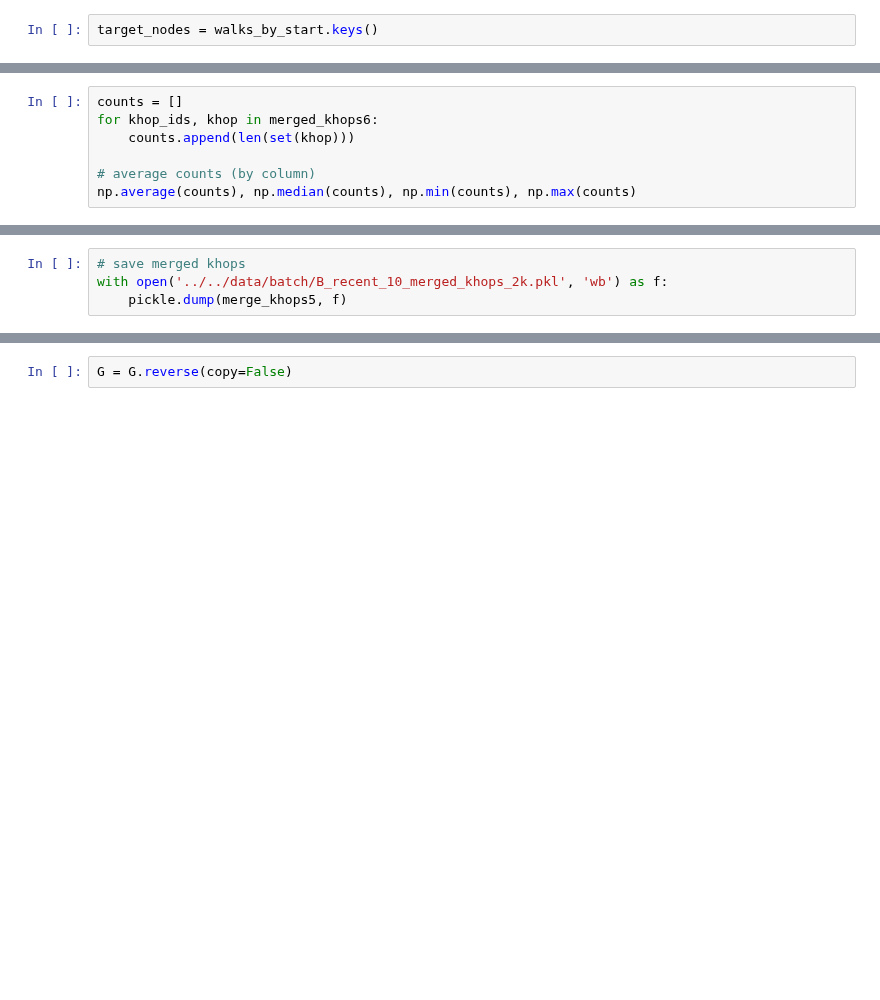
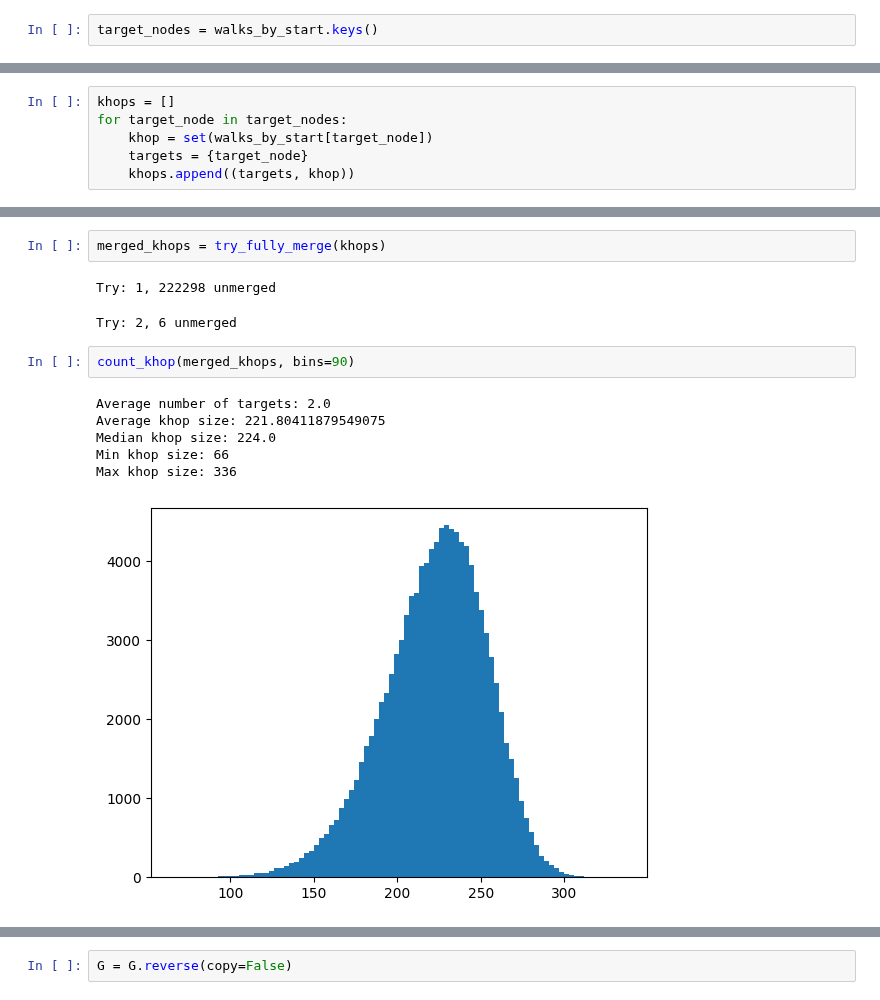
Before and after one commit to AMGrobelnik/MLG-Predicting-Impacful-Events, a Jupyter notebook: preprocess/batch/generate_batch.ipynb, the cells around one changed output, grey strips where cells are left out. Saved outputs shown, nothing was run; the diff lists cells and outputs as text; blank space fills up the shorter version.

```diff
--- a/preprocess/batch/generate_batch.ipynb
+++ b/preprocess/batch/generate_batch.ipynb
@@ -287,7 +113,0 @@ merged_khops6 = merge_khops(m6, walks_by_start)
-# %%
-counts = []
-for khop_ids, khop in merged_khops6:
-    counts.append(len(set(khop)))
-
-# average counts (by column)
-np.average(counts), np.median(counts), np.min(counts), np.max(counts)
@@ -300,4 +113,0 @@ len(counts)
-# %%
-# save merged khops
-with open('../../data/batch/B_recent_10_merged_khops_2k.pkl', 'wb') as f:
-    pickle.dump(merge_khops5, f)
@@ -306,0 +114,6 @@ ex_targets, ex_khop = ex_ids
+# %%
+khops = []
+for target_node in target_nodes:
+    khop = set(walks_by_start[target_node])
+    targets = {target_node}
+    khops.append((targets, khop))
@@ -306,0 +173,14 @@ ex_targets, ex_khop = ex_ids
+# %%
+merged_khops = try_fully_merge(khops)
+# %% [output]
+Try: 1, 222298 unmerged
+Try: 2, 6 unmerged
+# %%
+count_khop(merged_khops, bins=90)
+# %% [output]
+Average number of targets: 2.0
+Average khop size: 221.80411879549075
+Median khop size: 224.0
+Min khop size: 66
+Max khop size: 336
+[figure, added]
```
Also changed, not shown: parts of 71 cells of this notebook, 7 other files.
